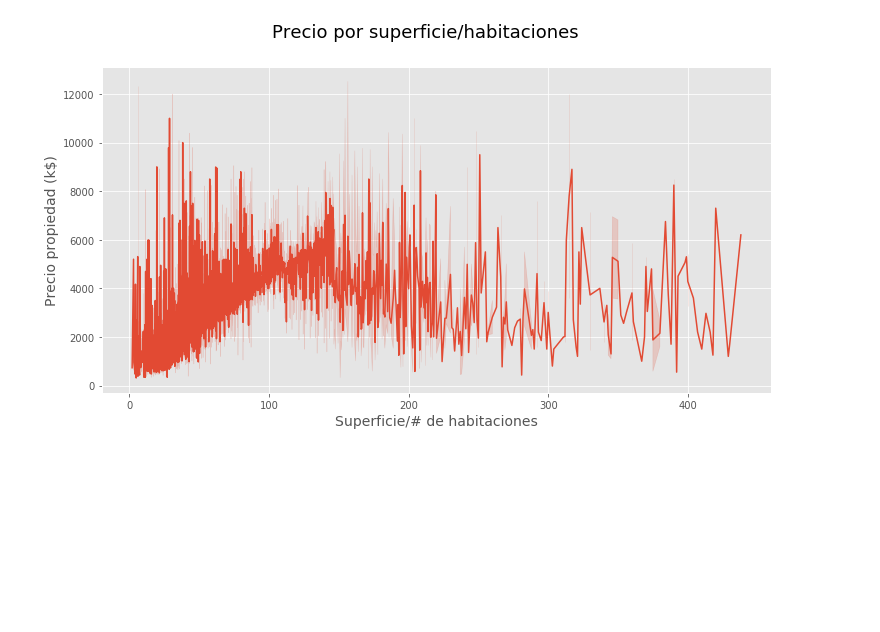
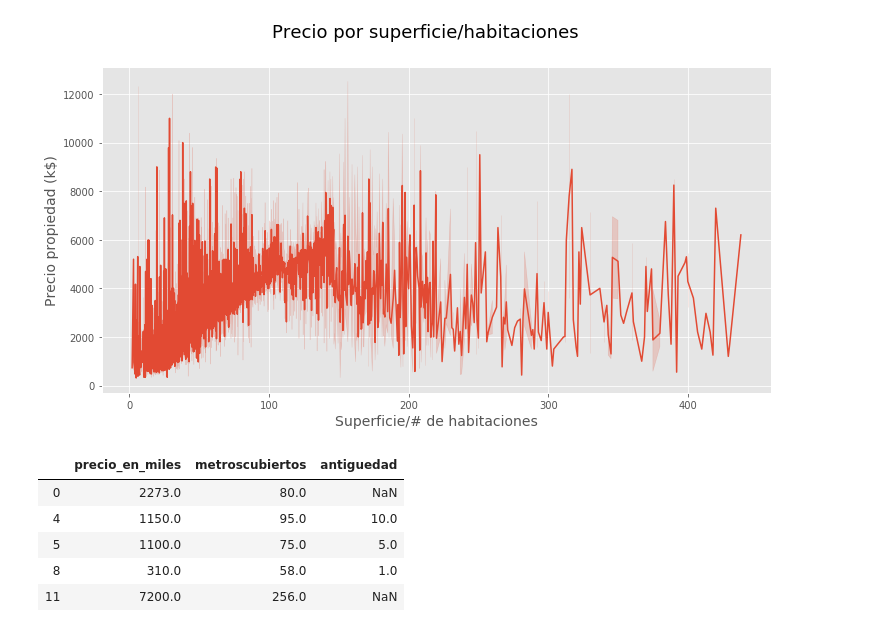
Before and after one commit to PBrrtrn/7506-organizacion-de-datos, a Jupyter notebook: src/exp/rango_de_precios.ipynb, the cells around one changed output. Cells and saved outputs as stored; diff of their text form; code cells hidden in the pictures; blank space fills up the shorter version.

```diff
--- a/src/exp/rango_de_precios.ipynb
+++ b/src/exp/rango_de_precios.ipynb
@@ -225,3 +225,27 @@ plt.ylabel("Precio propiedad (k$)", fontsize = 14)
 # %% [output]
 Text(0, 0.5, 'Precio propiedad (k$)')
 [figure]
+# %%
+casas = pd.DataFrame()
+casas['precio_en_miles'] = data['precio']/1000
+casas['metroscubiertos'] = data['metroscubiertos']
+casas['tipodepropiedad'] = data['tipodepropiedad']
+casas['antiguedad'] = data['antiguedad']
+casas = casas.loc[casas.tipodepropiedad == 'Casa']
+casas.drop(['tipodepropiedad'], axis=1, inplace = True)
+
+apartamentos = pd.DataFrame()
+apartamentos['precio_en_miles'] = data['precio']/1000
+apartamentos['metroscubiertos'] = data['metroscubiertos']
+apartamentos['tipodepropiedad'] = data['tipodepropiedad']
+apartamentos['antiguedad'] = data['antiguedad']
+apartamentos = apartamentos.loc[apartamentos.tipodepropiedad == 'Apartamento']
+apartamentos.drop(['tipodepropiedad'], axis=1, inplace = True)
+apartamentos.head()
+# %% [output]
+|  | precio_en_miles | metroscubiertos | antiguedad |
+| 0 | 2273.0 | 80.0 | NaN |
+| 4 | 1150.0 | 95.0 | 10.0 |
+| 5 | 1100.0 | 75.0 | 5.0 |
+| 8 | 310.0 | 58.0 | 1.0 |
+| 11 | 7200.0 | 256.0 | NaN |
```
Also changed, not shown: parts of 1 cell of this notebook.
